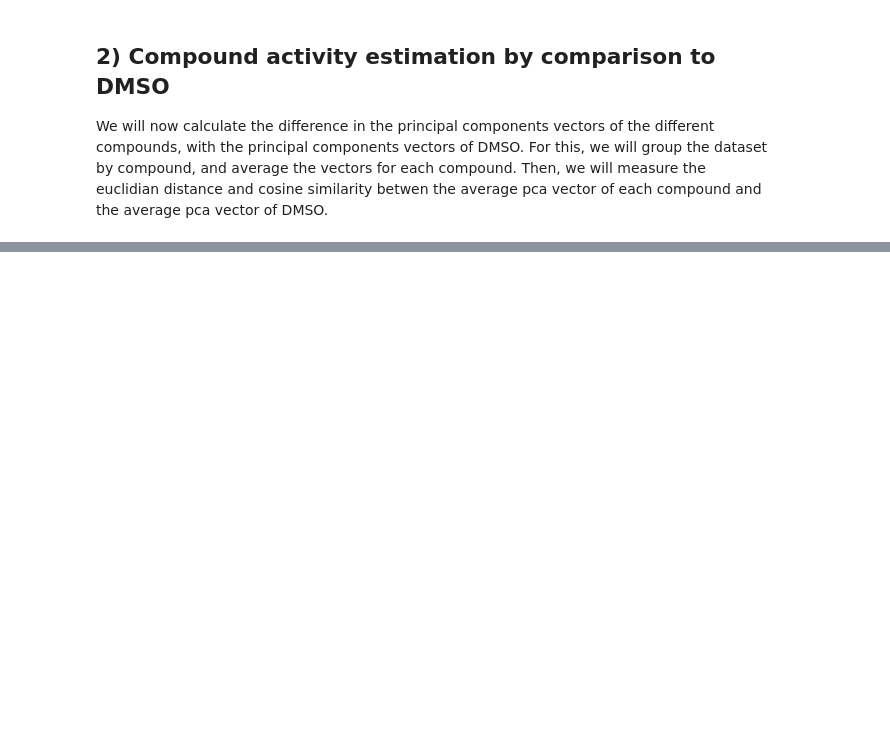
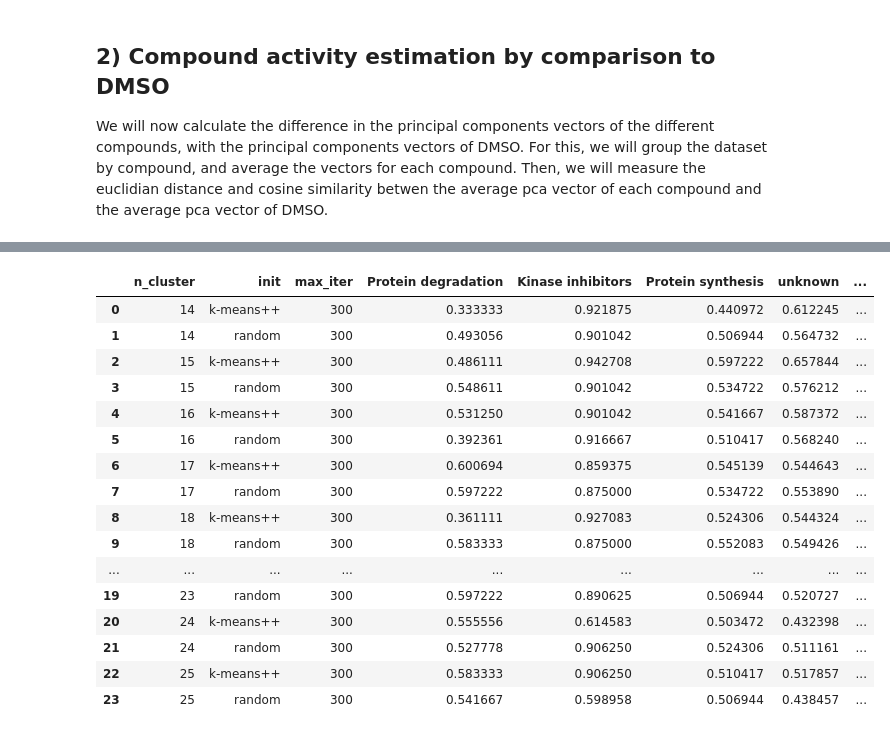
Before and after one commit to mattHG70/SIADS696_Milestone2, a Jupyter notebook: notebooks/compound_DMSO_distance.ipynb, the cells around one changed output, grey strips where cells are left out. Saved outputs shown, nothing was run; the diff lists cells and outputs as text; code cells hidden in the pictures; blank space fills up the shorter version.

Commit message:
updated clustering part

```diff
--- a/notebooks/compound_DMSO_distance.ipynb
+++ b/notebooks/compound_DMSO_distance.ipynb
@@ -143,0 +164,12 @@ bar
+# %%
+#let's label compounds as lowly, moderately, and highly active
+def map_activity(x):
+    if x < 5 :
+        return 'low'
+    elif x >= 10:
+        return 'high'
+    else:
+        return 'moderate'
+
+df_mean['activity'] = df_mean.euclidian_distance.apply(lambda x: map_activity(x))
+df_mean.head()
@@ -143,0 +183,14 @@ bar
+# %%
+#first let's make a list of highly active compounds
+highly_active = df_mean[df_mean.activity == 'high'].compound
+
+#and of moderately active compounds
+moderately_active = df_mean[df_mean.activity == 'moderate'].compound
+
+#then let's identify the compounds with unknown MoA in the original dataframe, which are highly and moderately active:
+highly_active_unknown_MoA = df[(df.Metadata_MoA == 'unknown') & (df.Metadata_Compound.isin(highly_active))].Metadata_Compound.unique()
+moderately_active_unknown_MoA = df[(df.Metadata_MoA == 'unknown') & (df.Metadata_Compound.isin(moderately_active))].Metadata_Compound.unique()
+
+print('compounds with unknown MoA and with a suspected high activity:\n{}'.format(highly_active_unknown_MoA))
+print('\n')
+print('compounds with unknown MoA and with a suspected moderate activity:\n{}'.format(moderately_active_unknown_MoA))
@@ -143,0 +326,20 @@ bar
+# %%
+summary_df_high_moderate
+# %% [output]
+|  | n_cluster | init | max_iter | Protein degradation | Kinase inhibitors | Protein synthesis | unknown | ... |
+| 0 | 14 | k-means++ | 300 | 0.333333 | 0.921875 | 0.440972 | 0.612245 | ... |
+| 1 | 14 | random | 300 | 0.493056 | 0.901042 | 0.506944 | 0.564732 | ... |
+| 2 | 15 | k-means++ | 300 | 0.486111 | 0.942708 | 0.597222 | 0.657844 | ... |
+| 3 | 15 | random | 300 | 0.548611 | 0.901042 | 0.534722 | 0.576212 | ... |
+| 4 | 16 | k-means++ | 300 | 0.531250 | 0.901042 | 0.541667 | 0.587372 | ... |
+| 5 | 16 | random | 300 | 0.392361 | 0.916667 | 0.510417 | 0.568240 | ... |
+| 6 | 17 | k-means++ | 300 | 0.600694 | 0.859375 | 0.545139 | 0.544643 | ... |
+| 7 | 17 | random | 300 | 0.597222 | 0.875000 | 0.534722 | 0.553890 | ... |
+| 8 | 18 | k-means++ | 300 | 0.361111 | 0.927083 | 0.524306 | 0.544324 | ... |
+| 9 | 18 | random | 300 | 0.583333 | 0.875000 | 0.552083 | 0.549426 | ... |
+| ... | ... | ... | ... | ... | ... | ... | ... | ... |
+| 19 | 23 | random | 300 | 0.597222 | 0.890625 | 0.506944 | 0.520727 | ... |
+| 20 | 24 | k-means++ | 300 | 0.555556 | 0.614583 | 0.503472 | 0.432398 | ... |
+| 21 | 24 | random | 300 | 0.527778 | 0.906250 | 0.524306 | 0.511161 | ... |
+| 22 | 25 | k-means++ | 300 | 0.583333 | 0.906250 | 0.510417 | 0.517857 | ... |
+| 23 | 25 | random | 300 | 0.541667 | 0.598958 | 0.506944 | 0.438457 | ... |
```
Also changed, not shown: parts of 20 cells of this notebook.
